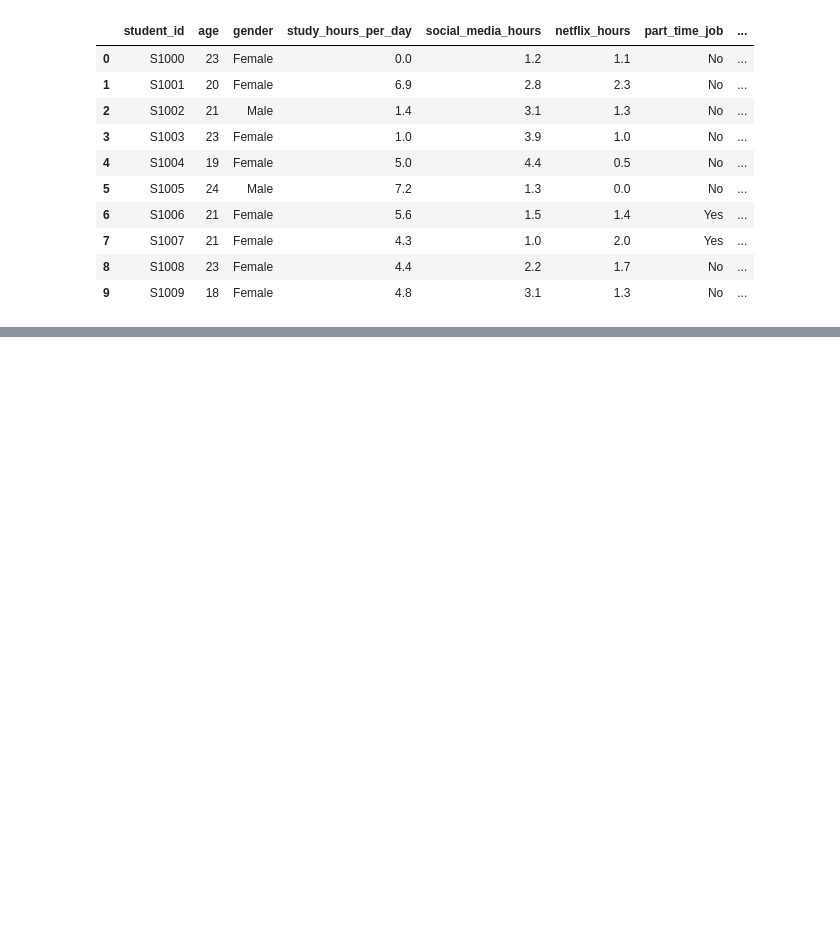
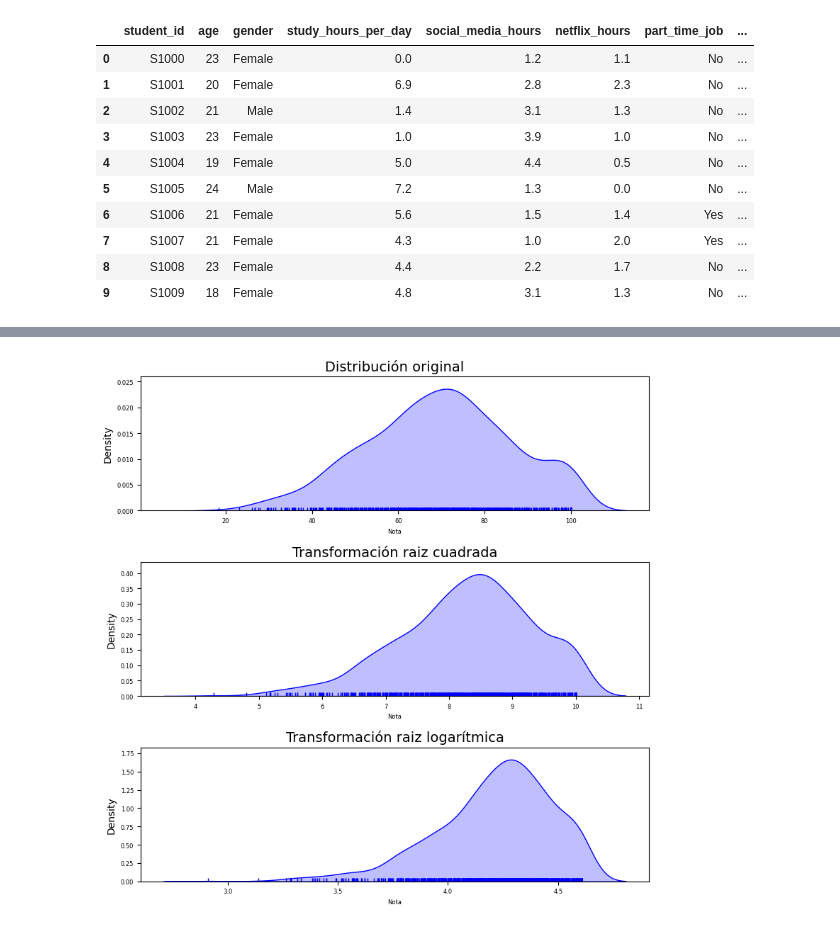
Before and after one commit to ISPC-23/ABP_practica_prof_2, a Jupyter notebook: scripts/preprocessing/Tratamiento_datos_rendimiento_academico.ipynb, the cells around one changed output, grey strips where cells are left out. Cells and saved outputs as stored; diff of their text form; code cells hidden in the pictures; blank space fills up the shorter version.

```diff
--- a/scripts/preprocessing/Tratamiento_datos_rendimiento_academico.ipynb
+++ b/scripts/preprocessing/Tratamiento_datos_rendimiento_academico.ipynb
@@ -152,0 +207,51 @@ df.head(10)
+# %%
+fig, axes = plt.subplots(nrows = 3, ncols = 1, figsize = (8,8))
+sns.kdeplot(
+    df.exam_score,
+    fill = True,
+    color ='blue',
+    ax = axes[0]
+)
+sns.rugplot(
+    df.exam_score,
+    color = 'blue',
+    ax = axes[0]
+)
+axes[0].set_title('Distribución original', fontsize =14 )
+axes[0].set_xlabel('Nota', fontsize = 6)
+axes[0].tick_params(labelsize = 6)
+
+#----------------------------------------------------------------
+sns.kdeplot(
+    np.sqrt(df.exam_score), # acá transformamos por raiz cuadrada.
+    fill = True,
+    color = 'blue',
+    ax = axes[1]
+)
+sns.rugplot(
+    np.sqrt(df.exam_score),# acá transformamos por raiz cuadrada.
+    color = 'blue',
+    ax = axes[1]
+)
+axes[1].set_title('Transformación raiz cuadrada',fontsize =14)
+axes[1].set_xlabel('Nota',fontsize = 6)
+axes[1].tick_params(labelsize = 6)
+#---------------------------------------------------------------------
+sns.kdeplot(
+    np.log(df.exam_score), # acá transformamos por log cuadrada.
+    fill = True,
+    color = 'blue',
+    ax = axes[2]
+)
+sns.rugplot(
+    np.log(df.exam_score),# acá transformamos por log.
+    color = 'blue',
+    ax = axes[2]
+)
+axes[2].set_title('Transformación raiz logarítmica',fontsize =14)
+axes[2].set_xlabel('Nota',fontsize = 6)
+axes[2].tick_params(labelsize = 6)
+
+fig.tight_layout()
+# %% [output]
+[figure, added]
```
Also changed, not shown: parts of 47 cells of this notebook, 10 other files.
